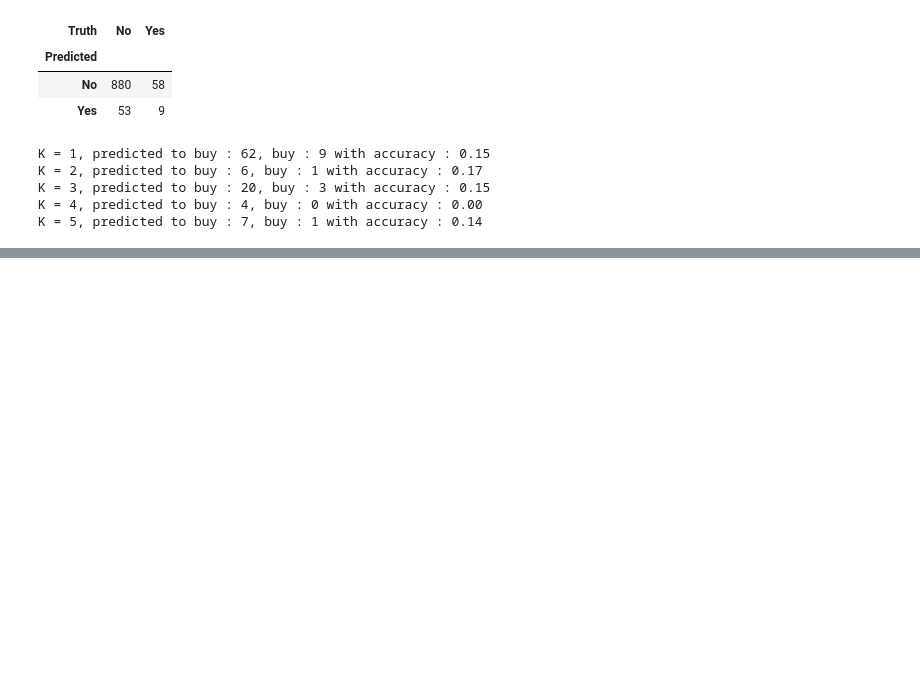
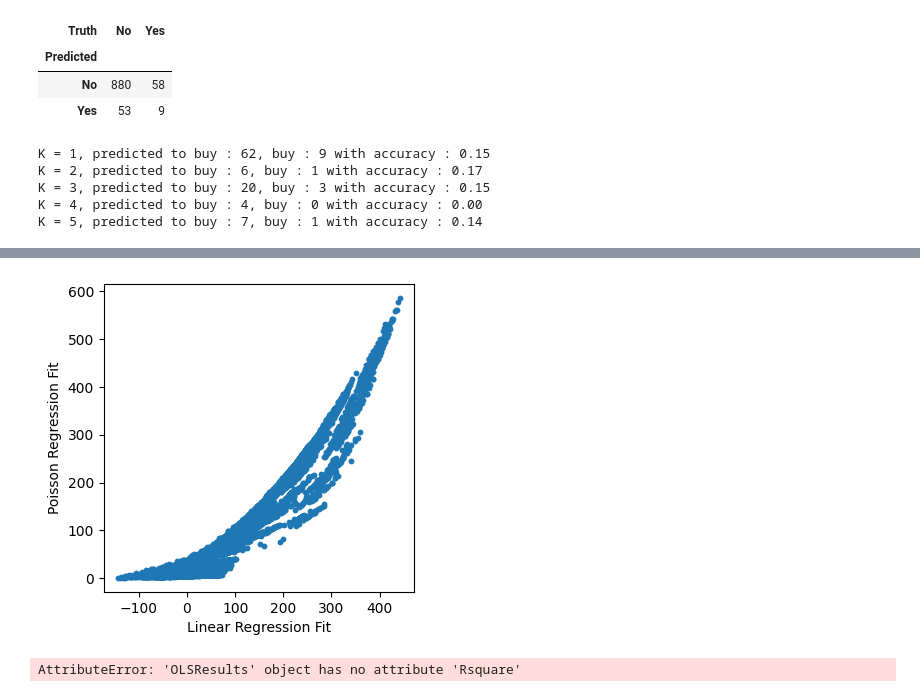
Before and after one commit to kkkamur07/ISL-Learning, a Jupyter notebook: Classification/Classification-Lab.ipynb, the cells around one changed output, grey strips where cells are left out. Saved outputs shown, nothing was run; the diff lists cells and outputs as text; code cells hidden in the pictures; blank space fills up the shorter version.

```diff
--- a/Classification/Classification-Lab.ipynb
+++ b/Classification/Classification-Lab.ipynb
@@ -392,0 +526,11 @@ K = 5, predicted to buy : 7, buy : 1 with accuracy : 0.14
+# %%
+# comparing the fitted values
+fig,ax = plt.subplots(figsize = (4,4))
+ax.scatter(model.fittedvalues, model_pois.fittedvalues, s = 10)
+ax.set_xlabel('Linear Regression Fit')
+ax.set_ylabel('Poisson Regression Fit')
+plt.show()
+model.Rsquare
+# %% [output]
+[figure, added]
+AttributeError: 'OLSResults' object has no attribute 'Rsquare'
```
Also changed, not shown: parts of 13 cells of this notebook, 1 other file.
